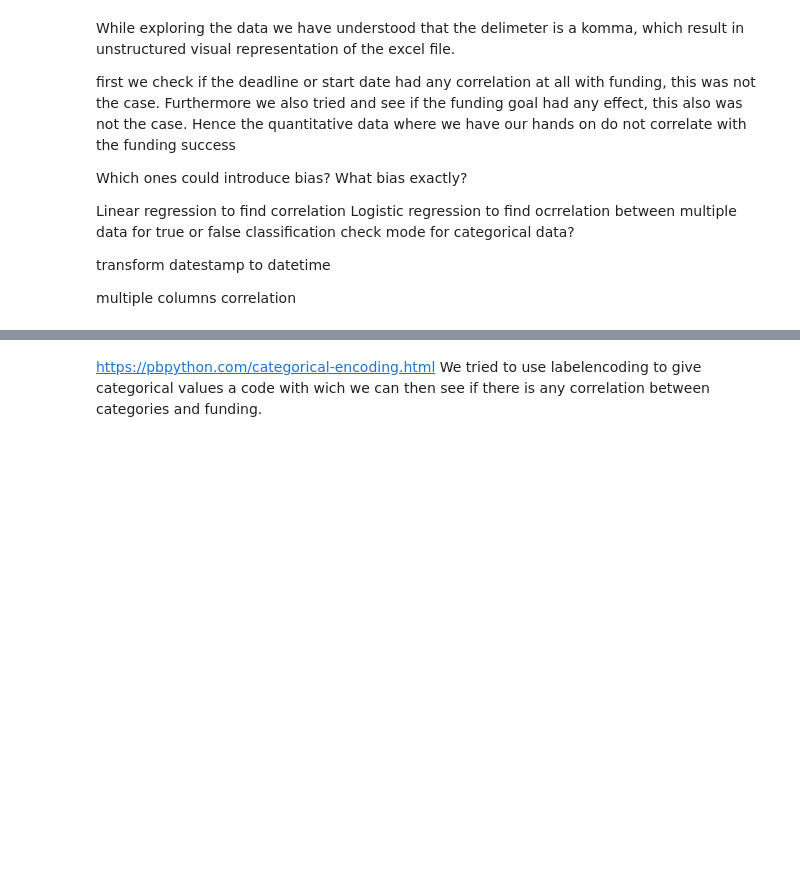
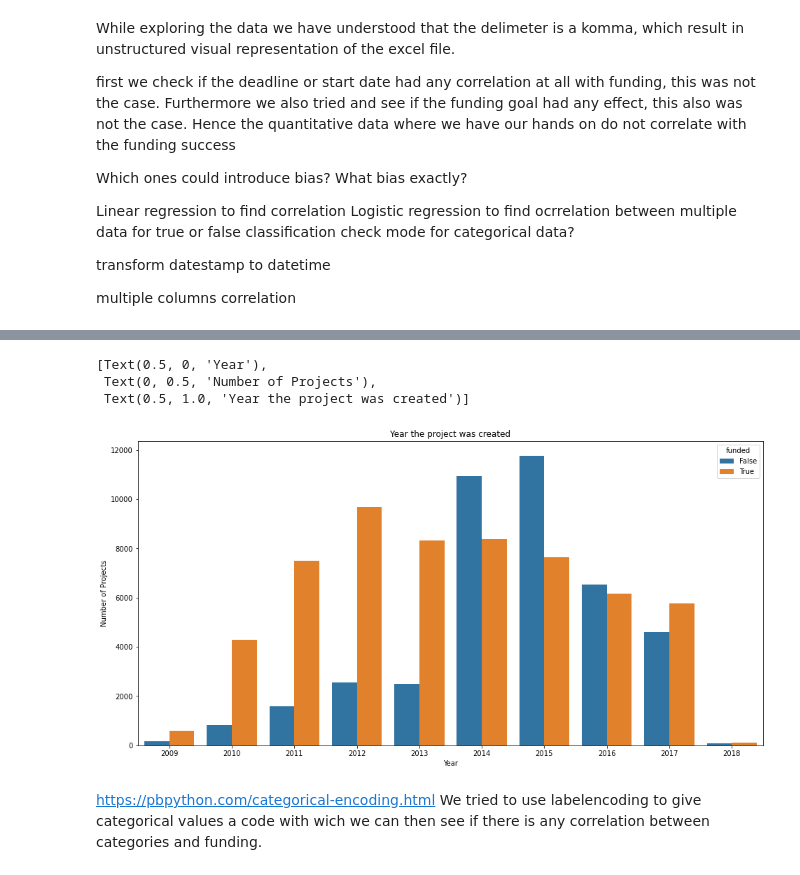
Before and after one commit to ChakirBelhaj/python-for-text-analysis, a Jupyter notebook: project/project.ipynb, the cells around one changed output, grey strips where cells are left out. Cells and saved outputs as stored; diff of their text form; code cells hidden in the pictures; blank space fills up the shorter version.

```diff
--- a/project/project.ipynb
+++ b/project/project.ipynb
@@ -120,3 +111,14 @@ display(df.sample(100))
+# %%
+trainData.drop(['project_id', 'blurb', 'blurb_length','created_at', 'deadline', 'fx_rate', 'goal', 'launched_at', 'name', 'staff_pick',
+                'location', 'project_url', 'reward_url', 'created_month', 'name_length'], 1, inplace=True)
+# %%
+plot = sns.countplot(x=trainData.created_year, hue = trainData.funded)
+plot.set(xlabel='Year', ylabel='Number of Projects', title= 'Year the project was created')
+# %% [output]
+[Text(0.5, 0, 'Year'),
+ Text(0, 0.5, 'Number of Projects'),
+ Text(0.5, 1.0, 'Year the project was created')]
+[figure, added]
 # %% [markdown]
 https://pbpython.com/categorical-encoding.html
 We tried to use labelencoding to give categorical values a code with wich we can then see if there is any correlation between categories and funding.
```
Also changed, not shown: parts of 27 cells of this notebook, 8 other files.
